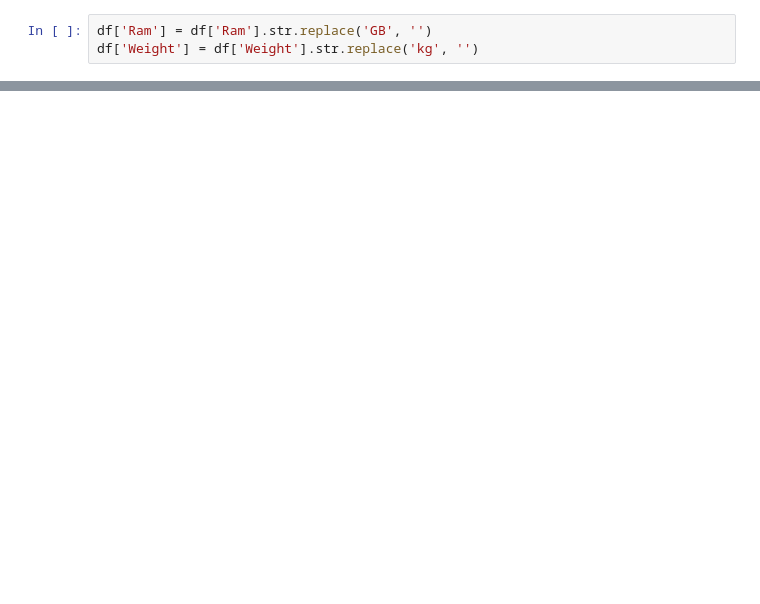
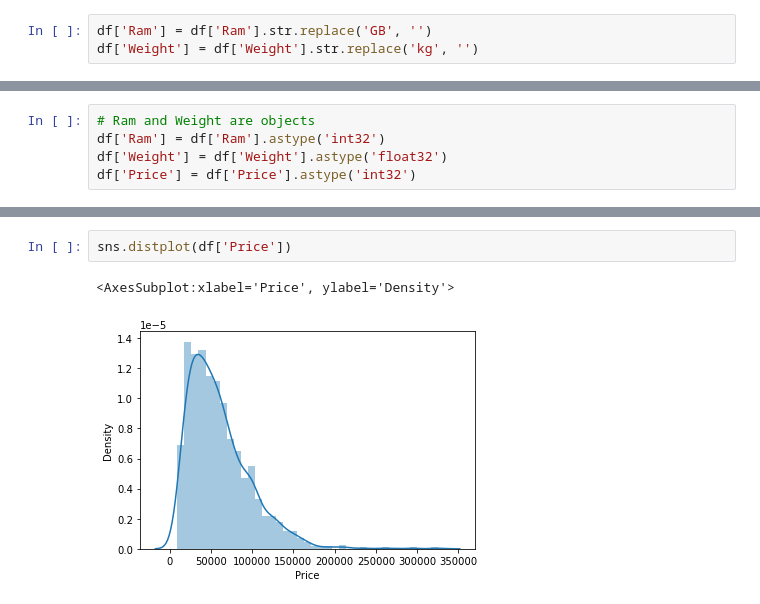
Before and after one commit to ApurbaKumarMajumder/Machine_Learning_Projects, a Jupyter notebook: Laptop_price_Predictor/notebook.ipynb, the cells around one changed output, grey strips where cells are left out. Saved outputs shown, nothing was run; the diff lists cells and outputs as text; blank space fills up the shorter version.

```diff
--- a/Laptop_price_Predictor/notebook.ipynb
+++ b/Laptop_price_Predictor/notebook.ipynb
@@ -105,3 +107,8 @@ df.head()
 | 2 | HP | Notebook | 15.6 | Full HD 1920x1080 | Intel Core i5 7200U 2.5GHz | 8 | 256GB SSD | Intel HD Graphics 620 | No OS | 1.86 | ... |
 | 3 | Apple | Ultrabook | 15.4 | IPS Panel Retina Display 2880x1800 | Intel Core i7 2.7GHz | 16 | 512GB SSD | AMD Radeon Pro 455 | macOS | 1.83 | ... |
 | 4 | Apple | Ultrabook | 13.3 | IPS Panel Retina Display 2560x1600 | Intel Core i5 3.1GHz | 8 | 256GB SSD | Intel Iris Plus Graphics 650 | macOS | 1.37 | ... |
+# %%
+# Ram and Weight are objects
+df['Ram'] = df['Ram'].astype('int32')
+df['Weight'] = df['Weight'].astype('float32')
+df['Price'] = df['Price'].astype('int32')
@@ -107,0 +145,5 @@ df.head()
+# %%
+sns.distplot(df['Price'])
+# %% [output]
+<AxesSubplot:xlabel='Price', ylabel='Density'>
+[figure, added]
```
Also changed, not shown: parts of 6 cells of this notebook.
